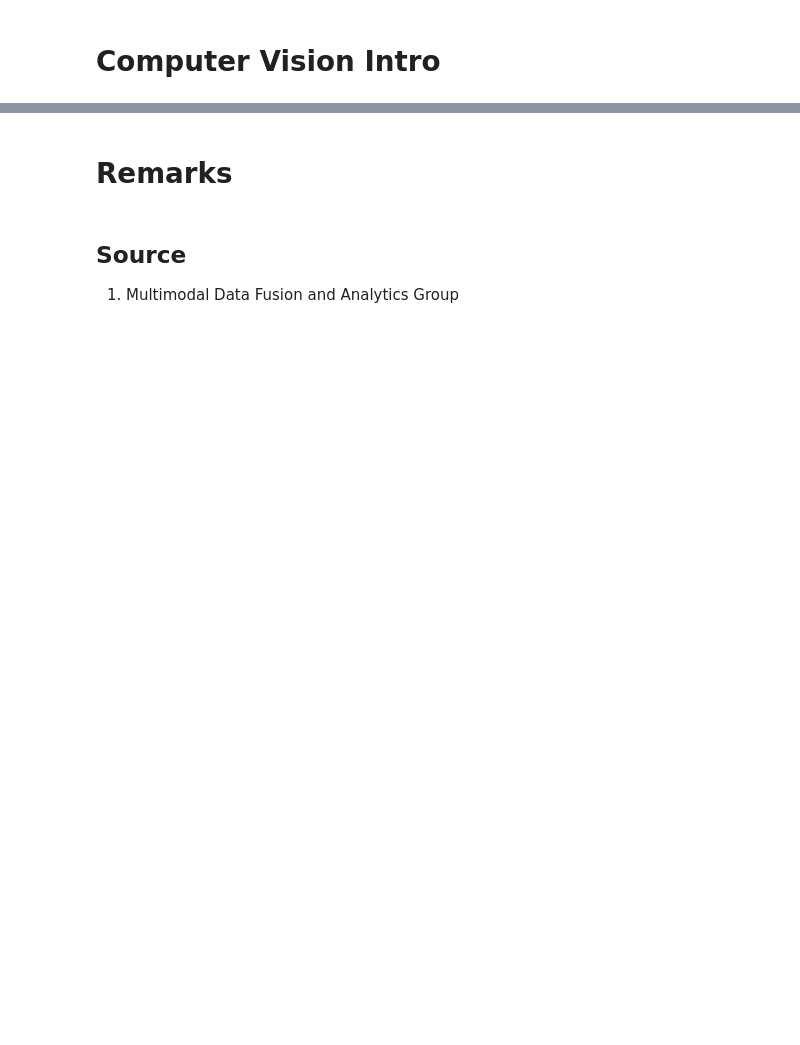
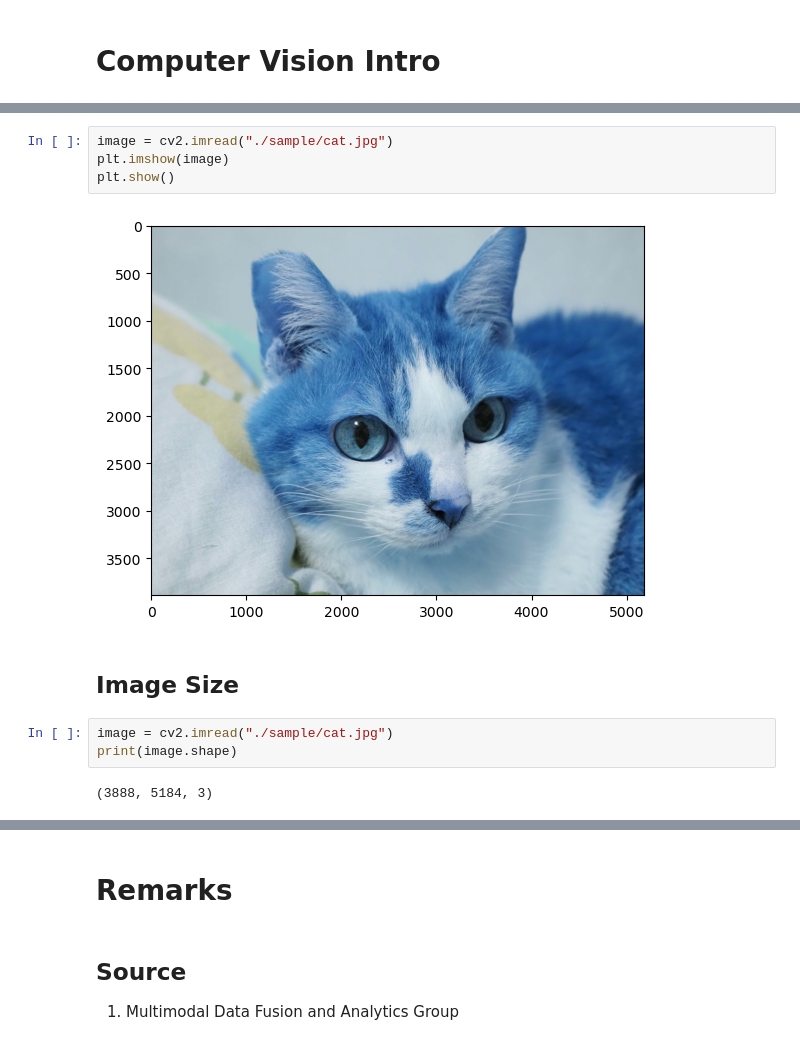
Before and after one commit to namwoam/sprout-material, a Jupyter notebook: py2024-taipei-computer_vision/slide.ipynb, the cells around one changed output, grey strips where cells are left out. Drawn from its saved outputs; the diff is of its cells as text; blank space fills up the shorter version.

```diff
--- a/py2024-taipei-computer_vision/slide.ipynb
+++ b/py2024-taipei-computer_vision/slide.ipynb
@@ -47,0 +71,13 @@ ImageNet 是一個電腦視覺的圖片分類競賽，AlexNet 在2012年達到
+# %%
+image = cv2.imread("./sample/cat.jpg")
+plt.imshow(image)
+plt.show()
+# %% [output]
+[figure, added]
+# %% [markdown]
+## Image Size
+# %%
+image = cv2.imread("./sample/cat.jpg")
+print(image.shape)
+# %% [output]
+(3888, 5184, 3)
```
Also changed, not shown: parts of 35 cells of this notebook, 16 other files.
